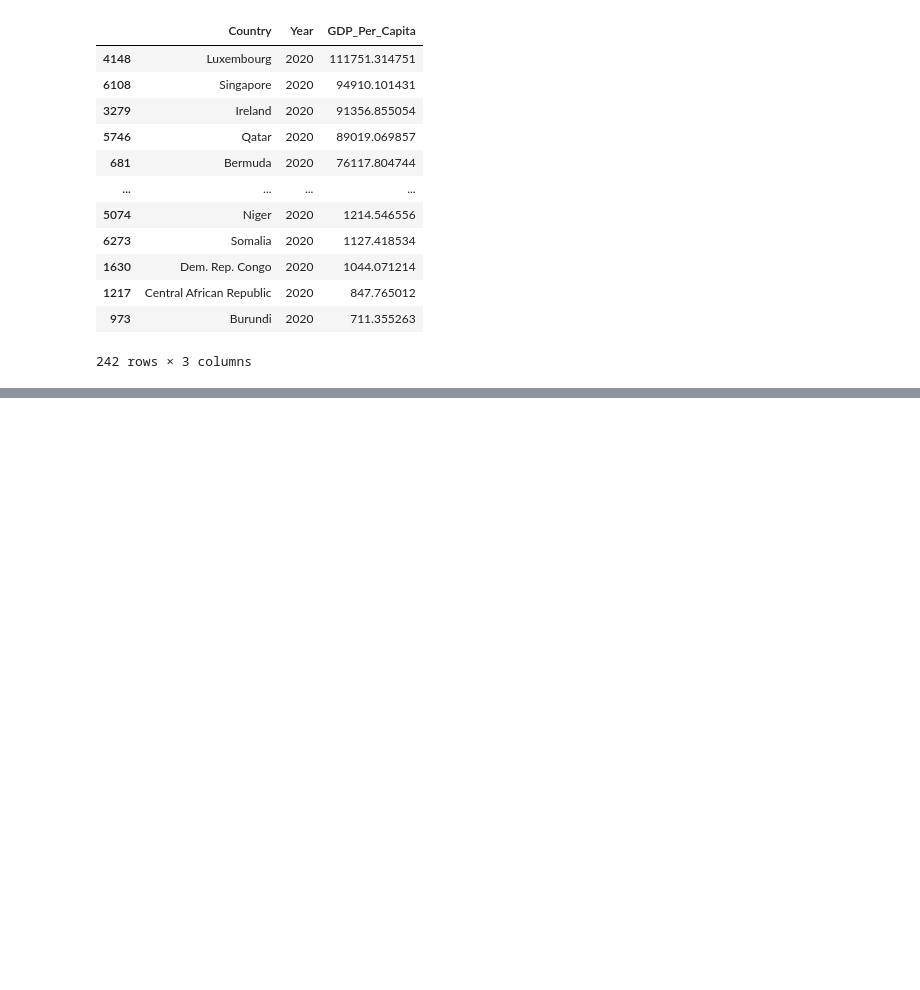
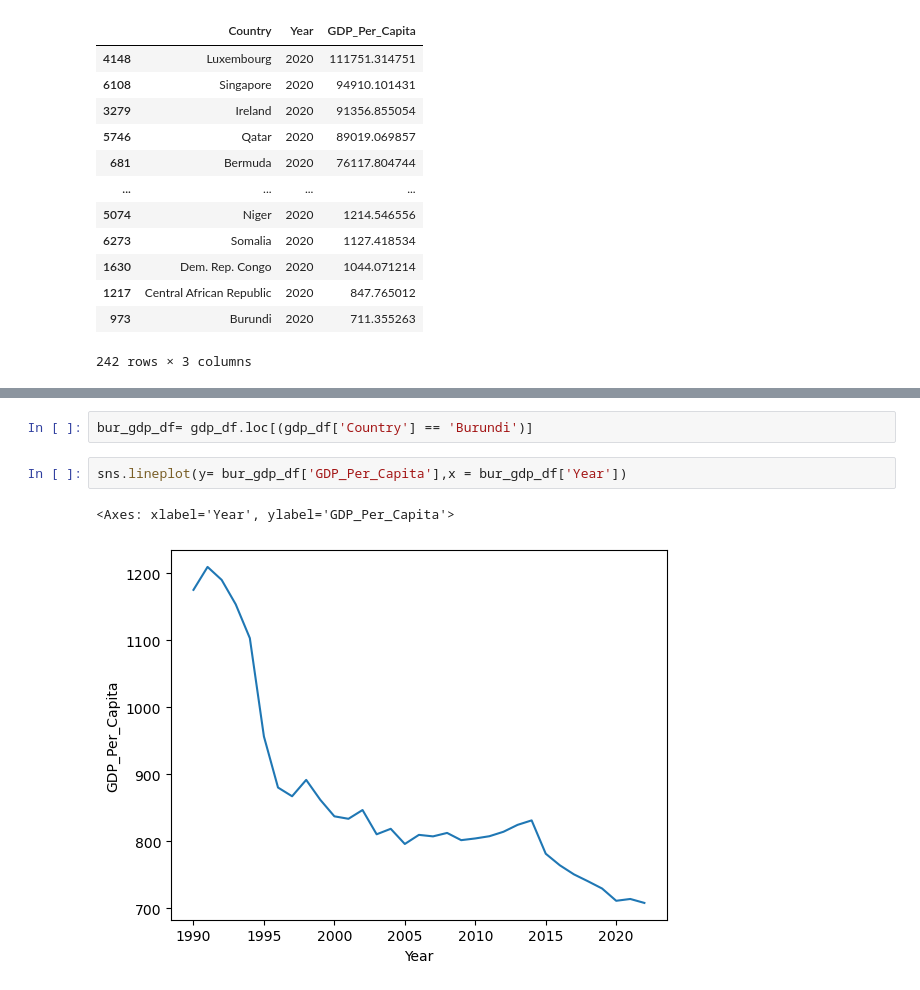
Before and after one commit to NSS-Full-Time-Data-Analytics-14/gdp-and-internet-usage-JaimeGarcia1998, a Jupyter notebook: Notebook/un_project.ipynb, the cells around one changed output, grey strips where cells are left out. Drawn from its saved outputs; the diff is of its cells as text; blank space fills up the shorter version.

```diff
--- a/Notebook/un_project.ipynb
+++ b/Notebook/un_project.ipynb
@@ -217,0 +216,7 @@ sns.lineplot(x= lux_gdp_df['GDP_Per_Capita'],y = lux_gdp_df['Year'])
+# %%
+bur_gdp_df= gdp_df.loc[(gdp_df['Country'] == 'Burundi')]
+# %%
+sns.lineplot(y= bur_gdp_df['GDP_Per_Capita'],x = bur_gdp_df['Year'])
+# %% [output]
+<Axes: xlabel='Year', ylabel='GDP_Per_Capita'>
+[figure, added]
```
Also changed, not shown: parts of 20 cells of this notebook.
